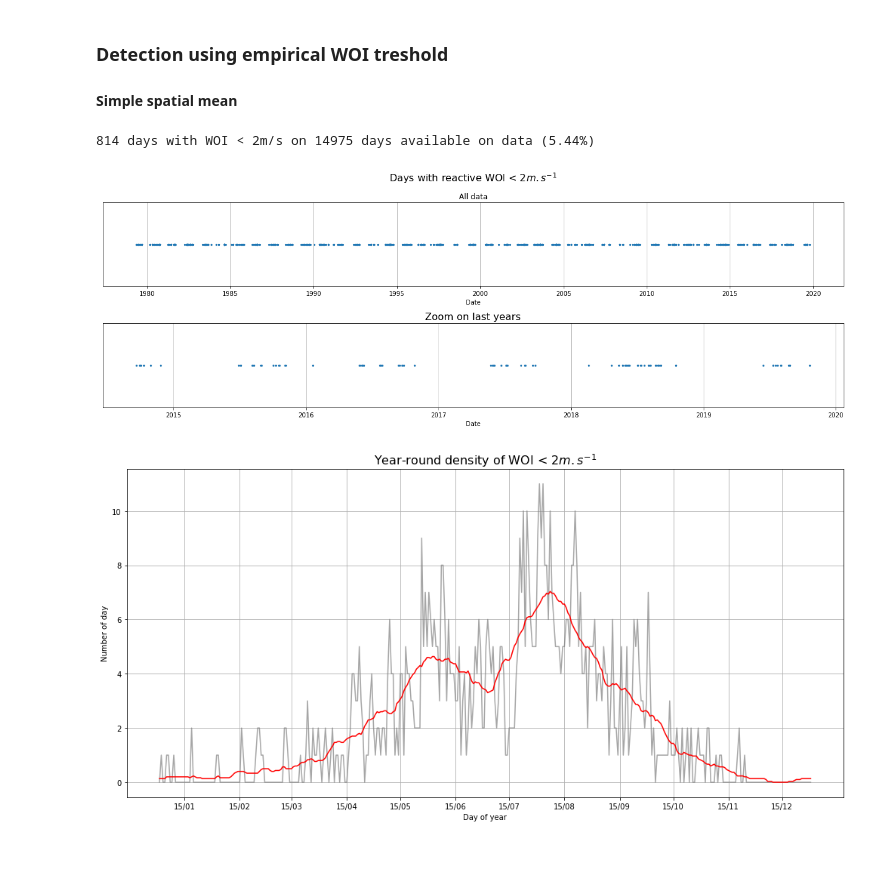
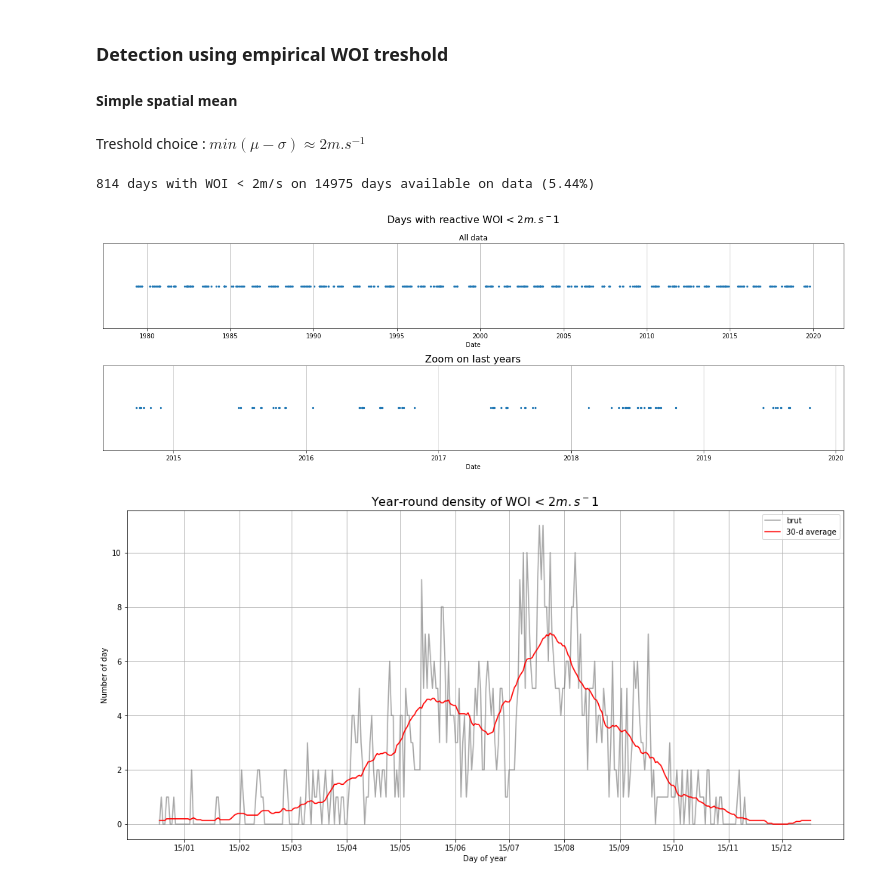
Before and after one commit to bchatelon/year_weather_regime, a Jupyter notebook: wind_outage.ipynb, the cells around one changed output. Cells and saved outputs as stored; diff of their text form; code cells hidden in the pictures; blank space fills up the shorter version.

Commit message:
treshold choice

```diff
--- a/wind_outage.ipynb
+++ b/wind_outage.ipynb
@@ -105,6 +106,13 @@ hres = 0.25 #degree
 zoom_bounds = [(lonW_zoom, lonE_zoom, latS_zoom, latN_zoom)]
 lon_zoom = np.arange(lonW_zoom,lonE_zoom+hres,hres)
 lat_zoom = np.arange(latS_zoom,latN_zoom+hres,hres)
+# %%
+#better x ticks
+def dayofyear_todate(dayofyear) :
+    offset_bisextyear = 3*365
+    return f'{datetime.date.fromordinal(offset_bisextyear + dayofyear).day:02d}/{datetime.date.fromordinal(offset_bisextyear + dayofyear).month:02d}'
+dates = [dayofyear_todate(dayofyear) for dayofyear in range(1,367)]
+x_locator = FixedLocator([14,45,74,105,135,166,196,227,258,288,319,349])
 # %%
 fig = plt.figure(figsize=(11, 8))
 
@@ -223,4 +270,8 @@ plt.show()
 #### Simple spatial mean
 # %%
 WOI = ws_index.ws
+# %% [markdown]
+Treshold choice : $min(\mu-\sigma) \approx 2 m.s^{-1}$
+# %%
+treshold = 2
 # %%
@@ -231,7 +282,7 @@ print(f'{len(WOI_u2)} days with WOI < 2m/s on {len(WOI)} days available on data
 # %%
 fig = plt.figure(figsize=(17, 6))
 
-plt.suptitle('Days with reactive WOI < 2$m.s^{-1}$', fontsize = 16)
+plt.suptitle(f'Days with reactive WOI < {treshold}$m.s^{-1}$', fontsize = 16)
 ax = fig.add_subplot(2, 1, 1)
 ax.set_title('All data')
 ax.set_xlabel('Date')
@@ -249,9 +300,9 @@ ax.scatter(WOI_u2.time.values[-100:], [1]*len(WOI_u2[-100:]), s = 5)
 plt.tight_layout()
 plt.show()
 # %% [output]
-[figure, old version]
+[figure, new version]
 # %%
-WOI_u2_density = WOI.where(WOI < 2).groupby('time.dayofyear').count()
+WOI_u2_density = WOI.where(WOI < treshold).groupby('time.dayofyear').count()
 # %%
 WOI_u2_smooth_density = xr.concat([
     WOI_u2_density.roll(dayofyear=150, roll_coords= True).rolling(dayofyear=30, center=True).mean().roll(dayofyear=-150, roll_coords= True)[:15],
@@ -265,20 +312,18 @@ def dayofyear_todate(dayofyear) :
-# %%
-dates = [dayofyear_todate(dayofyear) for dayofyear in WOI_u2_smooth_density.dayofyear.values]
 # %%
 WOI_u2_smooth_density = WOI_u2_smooth_density.assign_coords({'date' : ('dayofyear', dates)}).drop_vars('dayofyear')
 WOI_u2_density = WOI_u2_density.assign_coords({'date' : ('dayofyear', dates)}).drop_vars('dayofyear')
 # %%
 fig = plt.figure(figsize=(17, 8))
 
 ax = fig.add_subplot(1, 1, 1)
-ax.set_title('Year-round density of WOI < 2$m.s^{-1}$', fontsize = 16)
-ax.plot(WOI_u2_density.date.values, WOI_u2_density, color = 'gray', alpha = 0.7, zorder = 2)
-ax.plot(WOI_u2_density.date.values, WOI_u2_smooth_density, color = 'red', zorder = 3)
+ax.set_title(f'Year-round density of WOI < {treshold}$m.s^{-1}$', fontsize = 16)
+ax.plot(WOI_u2_density.date.values, WOI_u2_density, color = 'gray', alpha = 0.7, zorder = 2, label = 'brut')
+ax.plot(WOI_u2_density.date.values, WOI_u2_smooth_density, color = 'red', zorder = 3, label = '30-d average')
 ax.set_xlabel('Day of year')
-x_locator = FixedLocator([14,45,74,105,135,166,196,227,258,288,319,349])
 ax.xaxis.set_major_locator(x_locator)
 ax.set_ylabel('Number of day')
 ax.grid(zorder = 1)
+ax.legend()
 plt.show()
 # %% [output]
-[figure, old version]
+[figure, new version]
```
Also changed, not shown: parts of 9 cells of this notebook.
